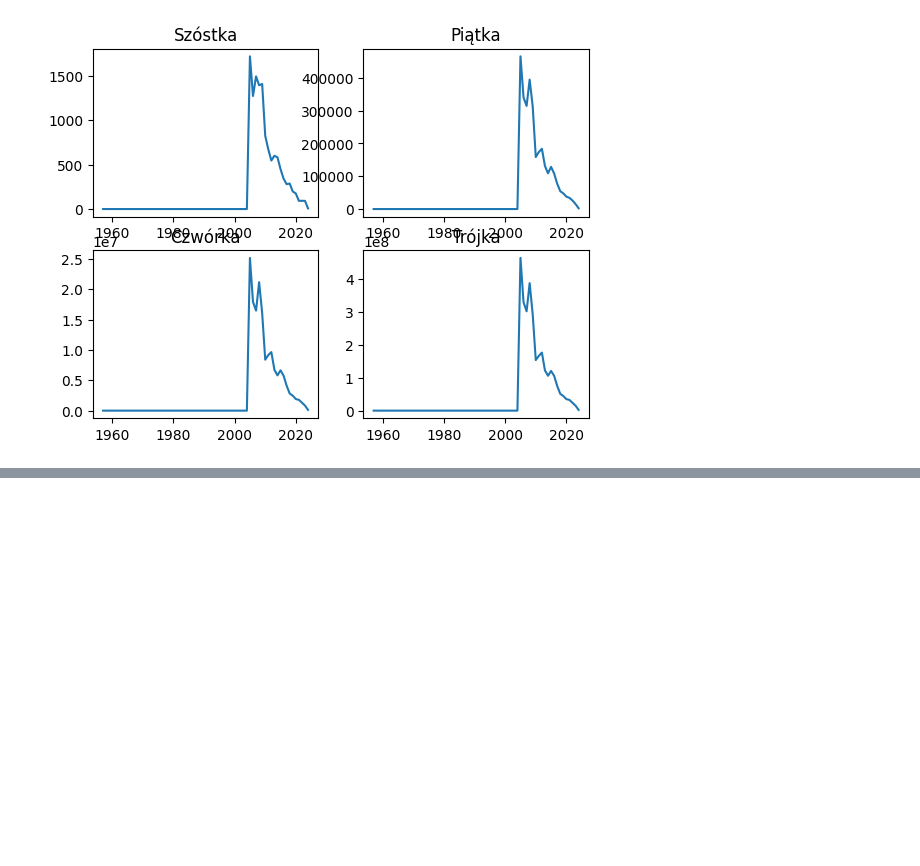
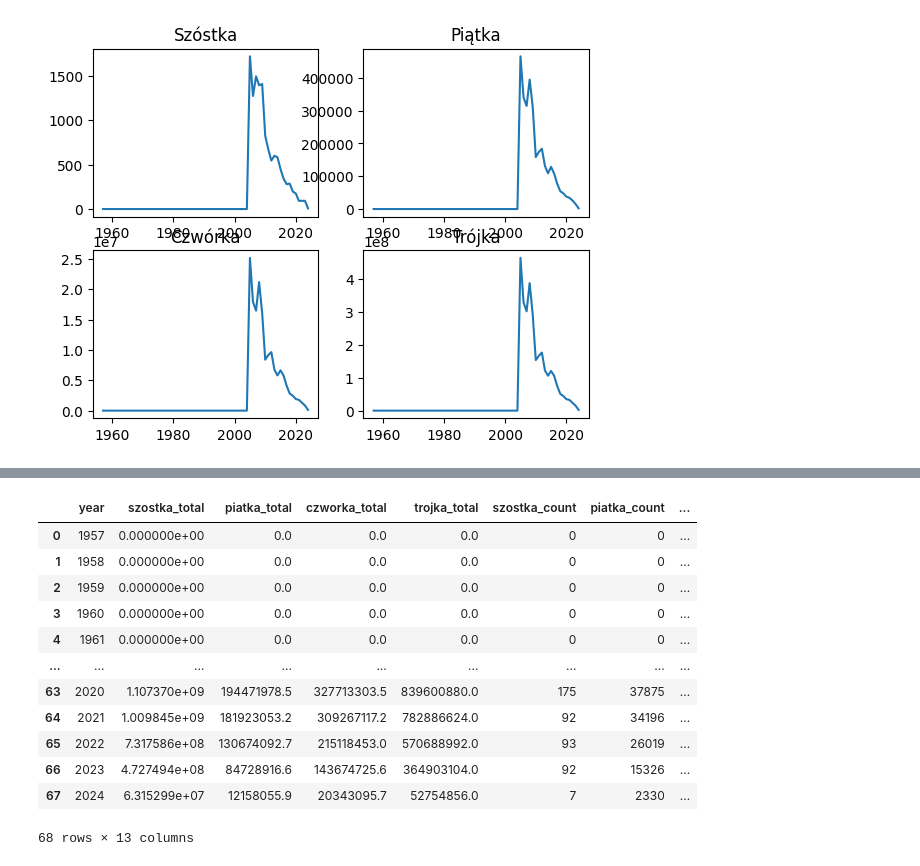
Before and after one commit to DEENUU1/lotto-analytics, a Jupyter notebook: analytics.ipynb, the cells around one changed output, grey strips where cells are left out. Cells and saved outputs as stored; diff of their text form; code cells hidden in the pictures; blank space fills up the shorter version.

```diff
--- a/analytics.ipynb
+++ b/analytics.ipynb
@@ -104,0 +136,16 @@ get_plot_win_type_by_year(mini_lotto_count_winnings_by_year)
+# %%
+get_average_win_value_by_year(lotto)
+# %% [output]
+|  | year | szostka_total | piatka_total | czworka_total | trojka_total | szostka_count | piatka_count | ... |
+| 0 | 1957 | 0.000000e+00 | 0.0 | 0.0 | 0.0 | 0 | 0 | ... |
+| 1 | 1958 | 0.000000e+00 | 0.0 | 0.0 | 0.0 | 0 | 0 | ... |
+| 2 | 1959 | 0.000000e+00 | 0.0 | 0.0 | 0.0 | 0 | 0 | ... |
+| 3 | 1960 | 0.000000e+00 | 0.0 | 0.0 | 0.0 | 0 | 0 | ... |
+| 4 | 1961 | 0.000000e+00 | 0.0 | 0.0 | 0.0 | 0 | 0 | ... |
+| ... | ... | ... | ... | ... | ... | ... | ... | ... |
+| 63 | 2020 | 1.107370e+09 | 194471978.5 | 327713303.5 | 839600880.0 | 175 | 37875 | ... |
+| 64 | 2021 | 1.009845e+09 | 181923053.2 | 309267117.2 | 782886624.0 | 92 | 34196 | ... |
+| 65 | 2022 | 7.317586e+08 | 130674092.7 | 215118453.0 | 570688992.0 | 93 | 26019 | ... |
+| 66 | 2023 | 4.727494e+08 | 84728916.6 | 143674725.6 | 364903104.0 | 92 | 15326 | ... |
+| 67 | 2024 | 6.315299e+07 | 12158055.9 | 20343095.7 | 52754856.0 | 7 | 2330 | ... |
+68 rows × 13 columns
```
Also changed, not shown: parts of 6 cells of this notebook.
